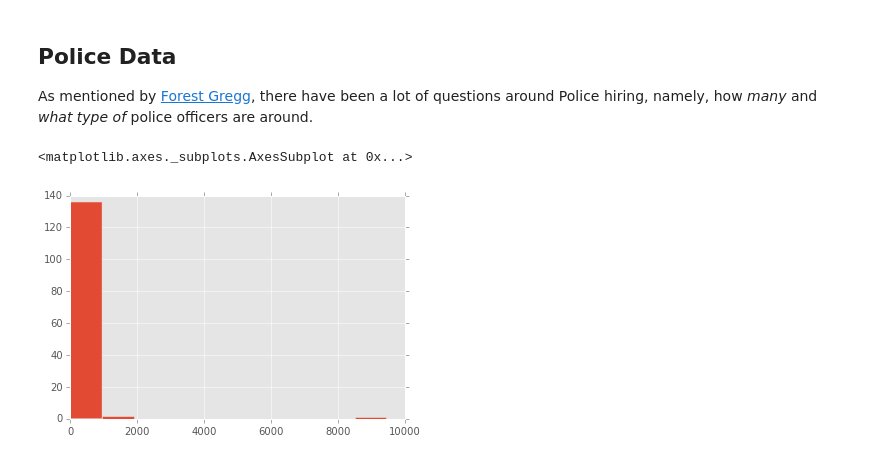
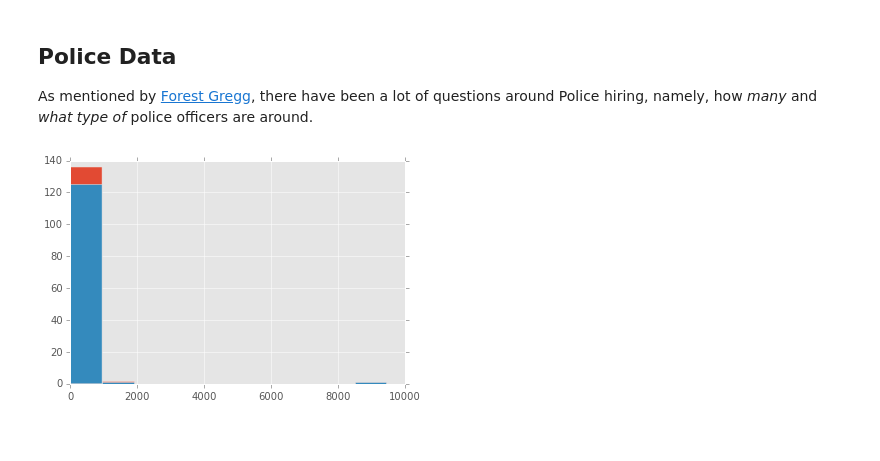
Before and after one commit to hunterowens/hunterowens.github.io, a Jupyter notebook: notebooks/ChicagoSalariesPanel.ipynb, the cells around one changed output. Drawn from its saved outputs; the diff is of its cells as text; code cells hidden in the pictures.

```diff
--- a/notebooks/ChicagoSalariesPanel.ipynb
+++ b/notebooks/ChicagoSalariesPanel.ipynb
@@ -54,9 +54,10 @@ A: Although there is a drop in city salaries and then gradual rise, the percent
 ## Police Data
 As mentioned by [Forest Gregg](http://sociology.uchicago.edu/people/grad_students/ForestGregg.shtml), there have been a lot of questions around Police hiring, namely, how *many* and *what type of* police officers are around.
 # %%
-df = pf.iloc[0]
+df1 = pf.iloc[0]
+df2 = pf.iloc[8]
 # %%
-df[df['Department'] == 'POLICE']['Position Title'].value_counts().hist()
+ax1 = df1[df1['Department'] == 'POLICE']['Position Title'].value_counts().hist()
+ax2 = df2[df2['Department'] == 'POLICE']['Position Title'].value_counts().hist()
 # %% [output]
-<matplotlib.axes._subplots.AxesSubplot at 0x...>
-[figure, old version]
+[figure, new version]
```
